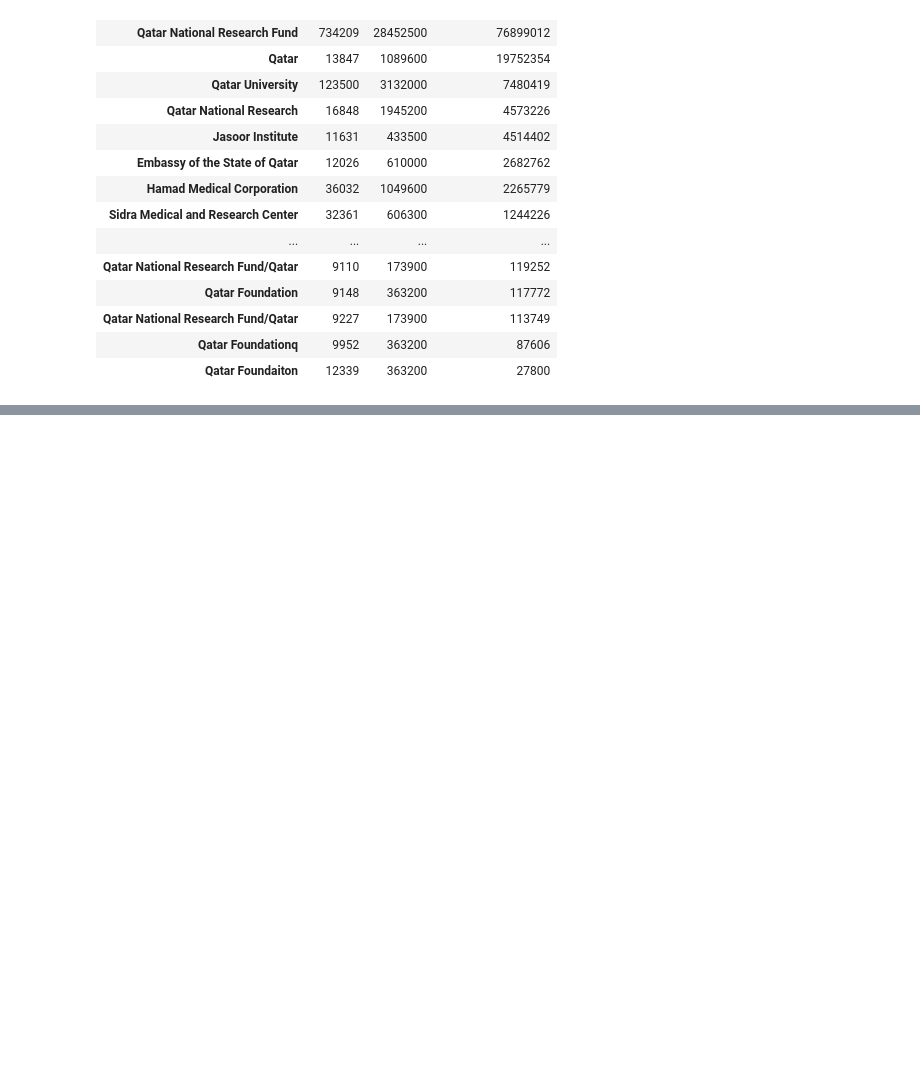
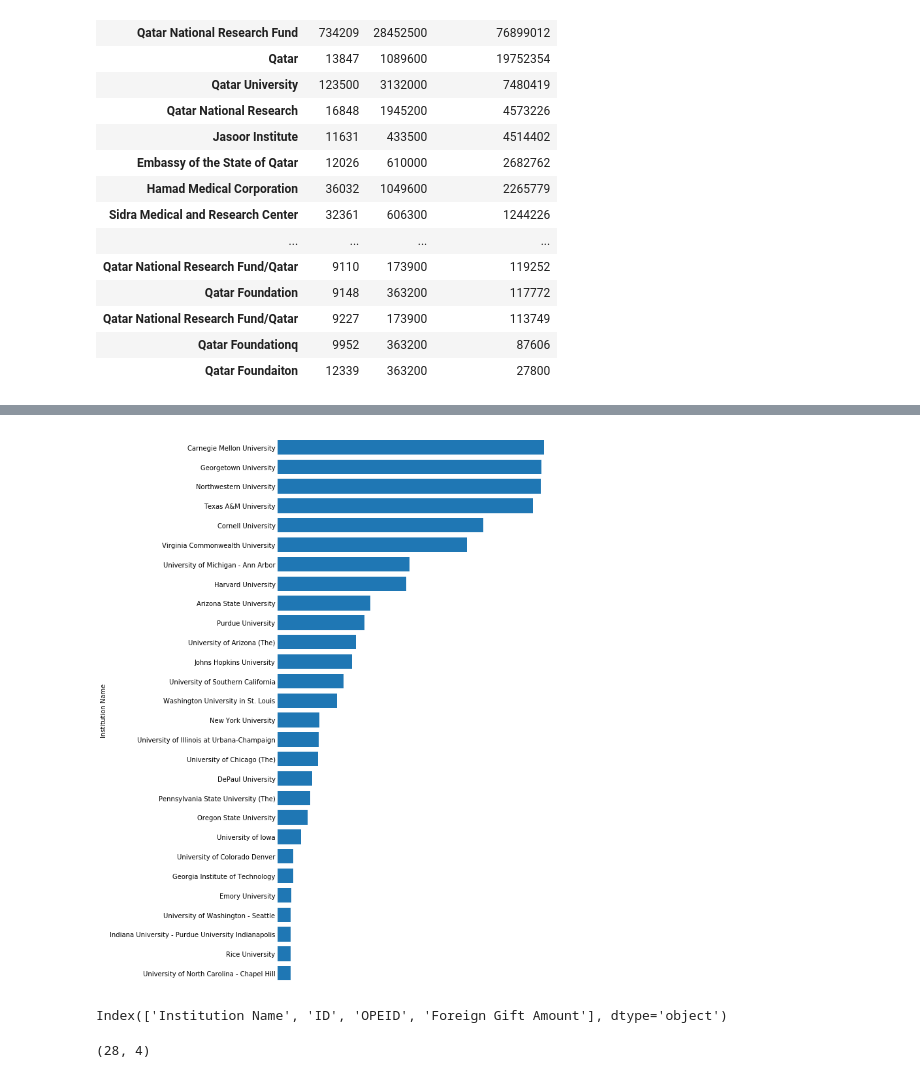
Before and after one commit to Humera97/Data-Studio, a Jupyter notebook: us_college_foreign_gifts/Cleaning and Exploring Data.ipynb, the cells around one changed output, grey strips where cells are left out. Drawn from its saved outputs; the diff is of its cells as text; code cells hidden in the pictures; blank space fills up the shorter version.

```diff
--- a/us_college_foreign_gifts/Cleaning and Exploring Data.ipynb
+++ b/us_college_foreign_gifts/Cleaning and Exploring Data.ipynb
@@ -361,0 +373,29 @@ KeyError: 'Instiution Name'
+# %%
+df2.sort_values(by='Foreign Gift Amount').plot(x='Institution Name',
+                                                y ='Foreign Gift Amount',
+                                                kind= 'barh',
+                                                figsize=(10,12),
+                                                legend = None,
+                                                width = .75,
+                                                )
+plt.xscale('log')
+ax1 = plt.axes()
+x_axis = ax1.axes.get_xaxis()
+ax1.tick_params(axis=u'both', which=u'both',length=0)
+x_axis.set_visible(False)
+ax1.spines['top'].set_visible(False)
+ax1.spines['right'].set_visible(False)
+ax1.spines['bottom'].set_visible(False)
+ax1.spines['left'].set_visible(False)
+plt.tight_layout()
+plt.savefig('university.pdf')
+# %% [output]
+[figure, added]
+# %%
+df2.columns
+# %% [output]
+Index(['Institution Name', 'ID', 'OPEID', 'Foreign Gift Amount'], dtype='object')
+# %%
+df2.shape
+# %% [output]
+(28, 4)
```
Also changed, not shown: parts of 14 cells of this notebook, 2 other files.
